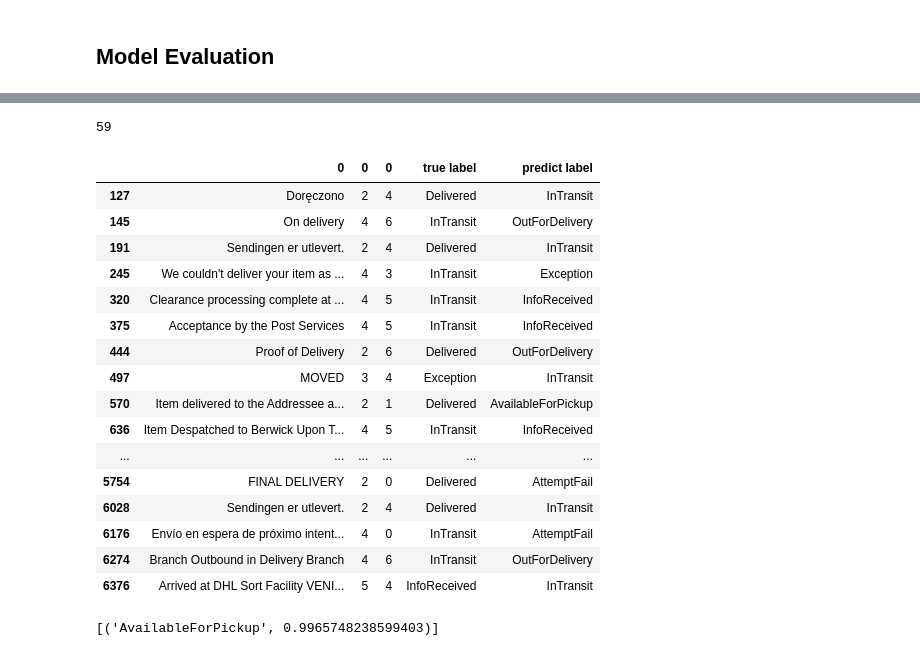
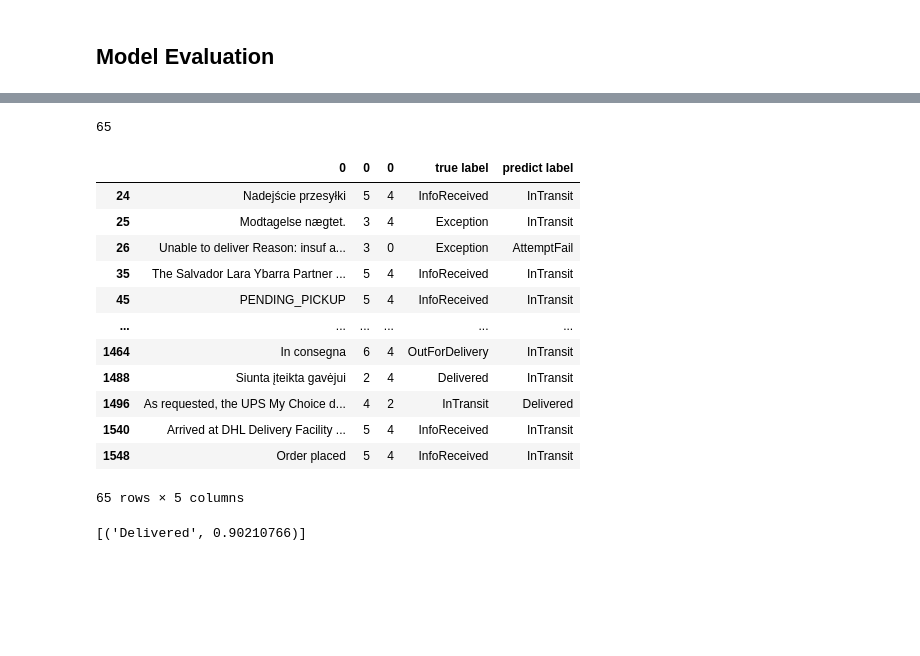
Before and after one commit to leftpaulx/Shipping-Status-Classifier, a Jupyter notebook: shipping_status_classifier.ipynb, the cells around one changed output, grey strips where cells are left out. Saved outputs shown, nothing was run; the diff lists cells and outputs as text; code cells hidden in the pictures; blank space fills up the shorter version.

```diff
--- a/shipping_status_classifier.ipynb
+++ b/shipping_status_classifier.ipynb
@@ -234,2 +223,7 @@ y=df.tag_code.values
 from sklearn.model_selection import train_test_split
 X_train,X_test,y_train,y_test=train_test_split(X,y,test_size=0.2,stratify=y,random_state=3)
+# %%
+# Class balancing on train test: oversampling all other classes other than InTransit
+from imblearn.over_sampling import RandomOverSampler
+sampler=RandomOverSampler(random_state=3,sampling_strategy='not majority')
+X_train_rs,y_train_rs=sampler.fit_resample(X_train.reshape(-1, 1) ,y_train)
@@ -238,7 +239,7 @@ X_train,X_test,y_train,y_test=train_test_split(X,y,test_size=0.2,stratify=y,rand
 from sklearn.feature_extraction.text import CountVectorizer
 vectorizer=CountVectorizer(tokenizer=cust_lemmatizer,ngram_range=(1,2),min_df=3)
 # %%
-X_train_vector=vectorizer.fit_transform(X_train)
+X_train_vector=vectorizer.fit_transform(X_train_rs[:,0])
 # %%
 X_test_vector=vectorizer.transform(X_test)
 # %%
@@ -295,7 +296,7 @@ scores = []
 
 for model_name, mp in model_params.items():
     model =  RandomizedSearchCV(mp['model'], mp['params'], cv=3, n_iter=20)
-    model.fit(X_train_vector, y_train)
+    model.fit(X_train_vector, y_train_rs)
     scores.append({
         'model': model_name,
         'best_score': round(model.best_score_,2),
@@ -329,6 +330,6 @@ Please also refer to the documentation for alternative solver options:
 # %%
 xgb=XGBClassifier(n_estimators=750, max_depth=6, learning_rate=0.1,colsample_bylevel=0.6,colsample_bytree= 0.8)
-xgb.fit(X_train_vector, y_train)
+xgb.fit(X_train_vector, y_train_rs)
 # %% [output]
 XGBClassifier(base_score=None, booster=None, callbacks=None,
               colsample_bylevel=0.6, colsample_bynode=None,
@@ -448,32 +449,28 @@ plt.show()
 # %%
 ## Print out wrongly classified messages
 dfx=pd.DataFrame(X_test)
 dfy=pd.DataFrame(y_test)
-dfy_=pd.DataFrame(svm.predict(X_test_vector))
+dfy_=pd.DataFrame(xgb.predict(X_test_vector))
 df_check=pd.concat([dfx,dfy,dfy_],axis=1)
 df_check['true label']=df_check.iloc[:,1].map(code_map)
 df_check['predict label']=df_check.iloc[:,2].map(code_map)
 print(len(df_check[df_check['true label']!=df_check['predict label']]))
 df_check[df_check['true label']!=df_check['predict label']]
 # %% [output]
-59
+65
 |  | 0 | 0 | 0 | true label | predict label |
-| 127 | Doręczono | 2 | 4 | Delivered | InTransit |
-| 145 | On delivery | 4 | 6 | InTransit | OutForDelivery |
-| 191 | Sendingen er utlevert. | 2 | 4 | Delivered | InTransit |
-| 245 | We couldn't deliver your item as ... | 4 | 3 | InTransit | Exception |
-| 320 | Clearance processing complete at ... | 4 | 5 | InTransit | InfoReceived |
-| 375 | Acceptance by the Post Services | 4 | 5 | InTransit | InfoReceived |
-| 444 | Proof of Delivery | 2 | 6 | Delivered | OutForDelivery |
-| 497 | MOVED | 3 | 4 | Exception | InTransit |
-| 570 | Item delivered to the Addressee a... | 2 | 1 | Delivered | AvailableForPickup |
-| 636 | Item Despatched to Berwick Upon T... | 4 | 5 | InTransit | InfoReceived |
+| 24 | Nadejście przesyłki | 5 | 4 | InfoReceived | InTransit |
+| 25 | Modtagelse nægtet. | 3 | 4 | Exception | InTransit |
+| 26 | Unable to deliver Reason: insuf a... | 3 | 0 | Exception | AttemptFail |
+| 35 | The Salvador Lara Ybarra Partner ... | 5 | 4 | InfoReceived | InTransit |
+| 45 | PENDING_PICKUP | 5 | 4 | InfoReceived | InTransit |
 | ... | ... | ... | ... | ... | ... |
-| 5754 | FINAL DELIVERY | 2 | 0 | Delivered | AttemptFail |
-| 6028 | Sendingen er utlevert. | 2 | 4 | Delivered | InTransit |
-| 6176 | Envío en espera de próximo intent... | 4 | 0 | InTransit | AttemptFail |
-| 6274 | Branch Outbound in Delivery Branch | 4 | 6 | InTransit | OutForDelivery |
-| 6376 | Arrived at DHL Sort Facility VENI... | 5 | 4 | InfoReceived | InTransit |
+| 1464 | In consegna | 6 | 4 | OutForDelivery | InTransit |
+| 1488 | Siunta įteikta gavėjui | 2 | 4 | Delivered | InTransit |
+| 1496 | As requested, the UPS My Choice d... | 4 | 2 | InTransit | Delivered |
+| 1540 | Arrived at DHL Delivery Facility ... | 5 | 4 | InfoReceived | InTransit |
+| 1548 | Order placed | 5 | 4 | InfoReceived | InTransit |
+65 rows × 5 columns
 # %%
 ## construct pipeline
 from sklearn.pipeline import Pipeline
@@ -487,7 +484,7 @@ def status_classify(status):
     PROB=pipe.predict_proba(status)
     PROB.sort(axis=1)
     return list(zip(LABEL,PROB[:,-1]))
-# %%
-status_classify(["Votre envoi est disponible en point de retrait."])
-# %% [output]
-[('AvailableForPickup', 0.9965748238599403)]
+# %%
+status_classify('Your item was delivered to the front desk, reception area, or mail room at 12:19 pm on October 17, 2022 in CHULA VISTA, CA 91911.')
+# %% [output]
+[('Delivered', 0.90210766)]
```
Also changed, not shown: parts of 23 cells of this notebook.
